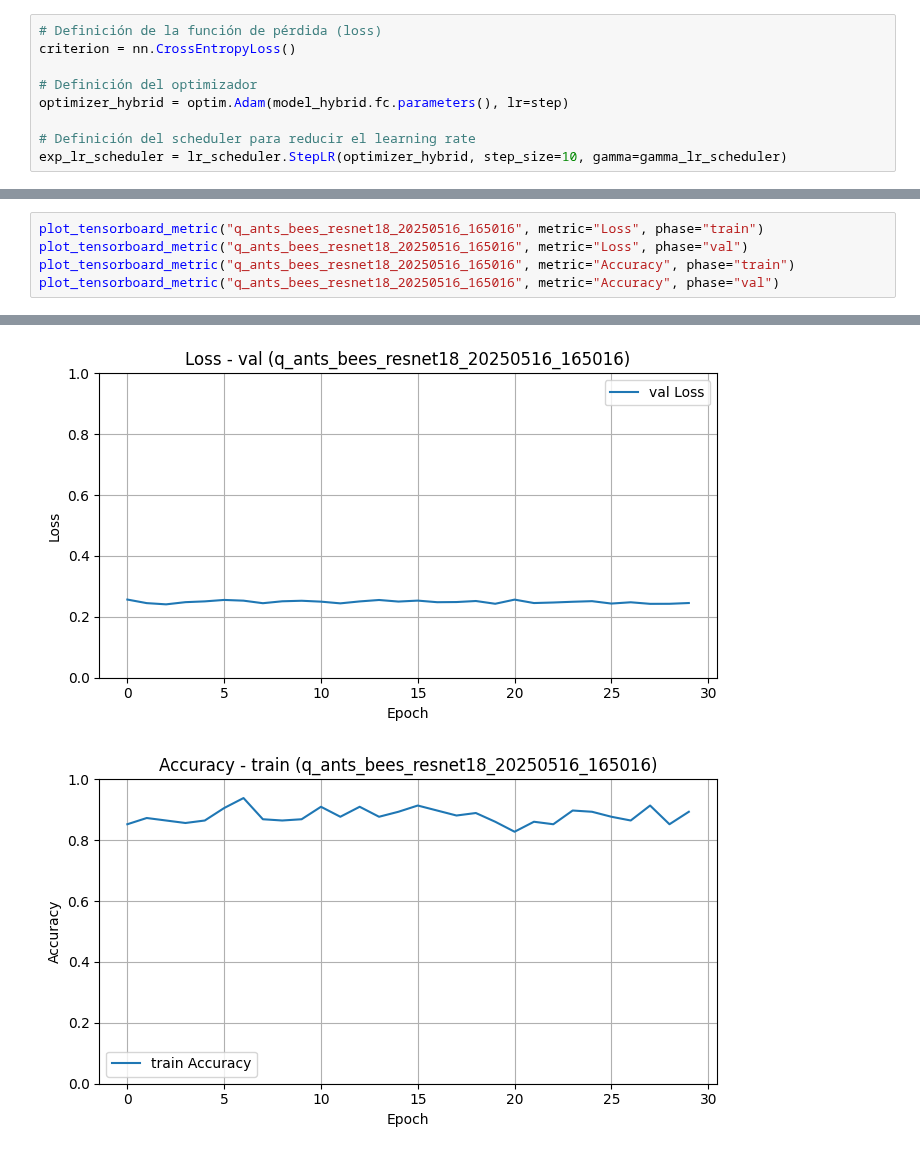
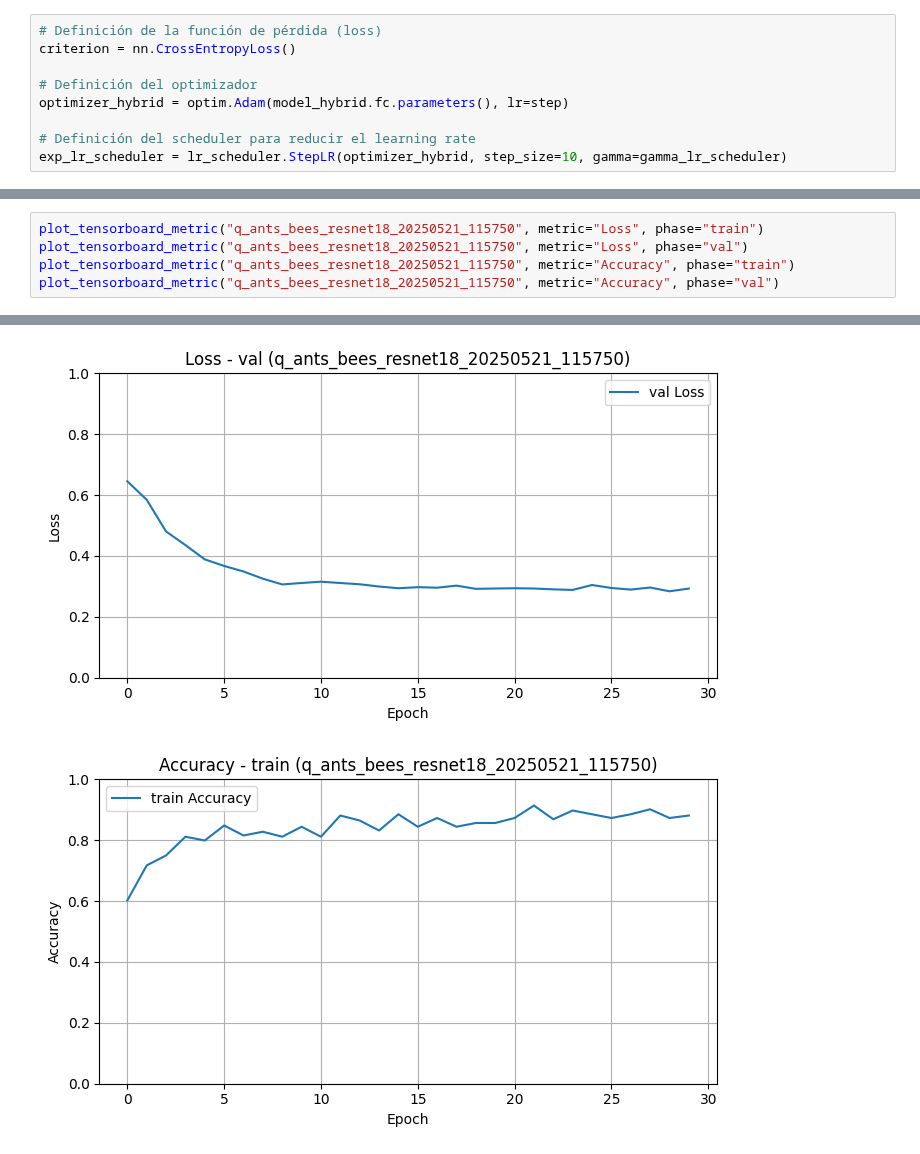
Before and after one commit to lburdman/qnn-transfer-learning, a Jupyter notebook: ants_bees.ipynb, the cells around one changed output, grey strips where cells are left out. Saved outputs shown, nothing was run; the diff lists cells and outputs as text.

Commit message:
Update train_model

```diff
--- a/ants_bees.ipynb
+++ b/ants_bees.ipynb
@@ -161,6 +159,6 @@ Phase: val Epoch: 30/30 Loss: 0.2454 Acc: 0.94120.0254s
 # %%
-plot_tensorboard_metric("q_ants_bees_resnet18_20250516_165016", metric="Loss", phase="train")
-plot_tensorboard_metric("q_ants_bees_resnet18_20250516_165016", metric="Loss", phase="val")
-plot_tensorboard_metric("q_ants_bees_resnet18_20250516_165016", metric="Accuracy", phase="train")
-plot_tensorboard_metric("q_ants_bees_resnet18_20250516_165016", metric="Accuracy", phase="val")
+plot_tensorboard_metric("q_ants_bees_resnet18_20250521_115750", metric="Loss", phase="train")
+plot_tensorboard_metric("q_ants_bees_resnet18_20250521_115750", metric="Loss", phase="val")
+plot_tensorboard_metric("q_ants_bees_resnet18_20250521_115750", metric="Accuracy", phase="train")
+plot_tensorboard_metric("q_ants_bees_resnet18_20250521_115750", metric="Accuracy", phase="val")
 # %% [output]
@@ -168,2 +166,2 @@ plot_tensorboard_metric("q_ants_bees_resnet18_20250516_165016", metric="Accuracy
-[figure, old version]
+[figure, new version]
-[figure, old version]
+[figure, new version]
```
Also changed, not shown: parts of 8 cells of this notebook.
